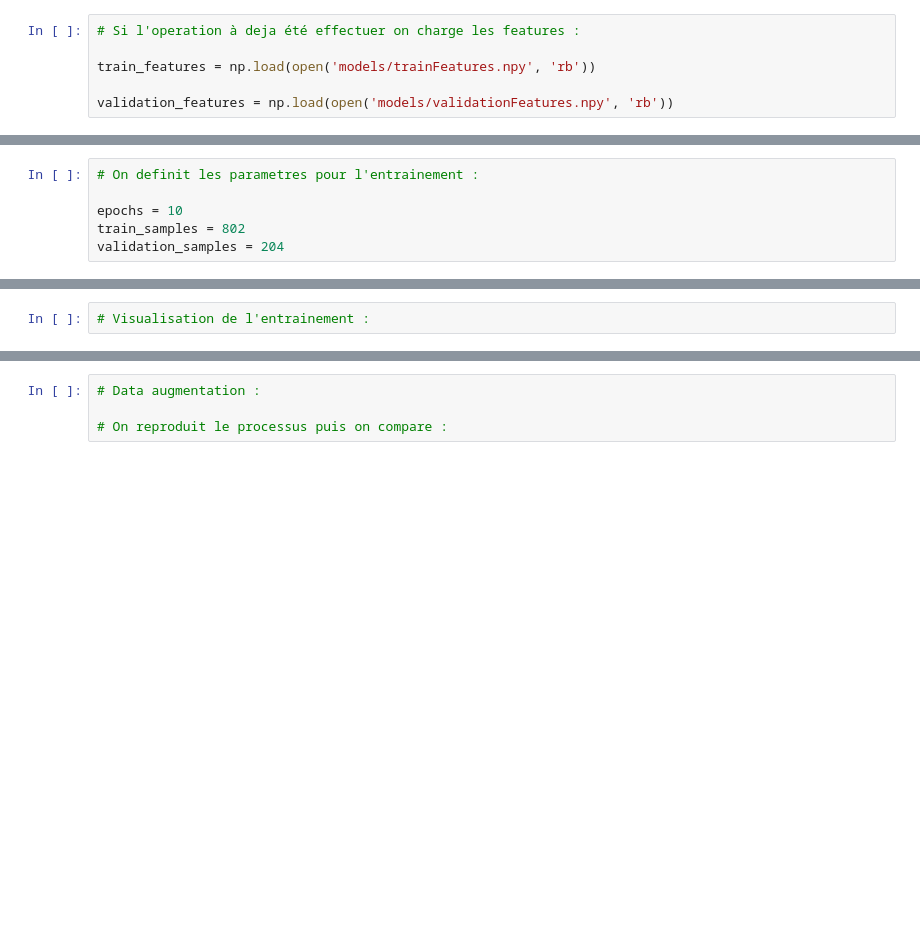
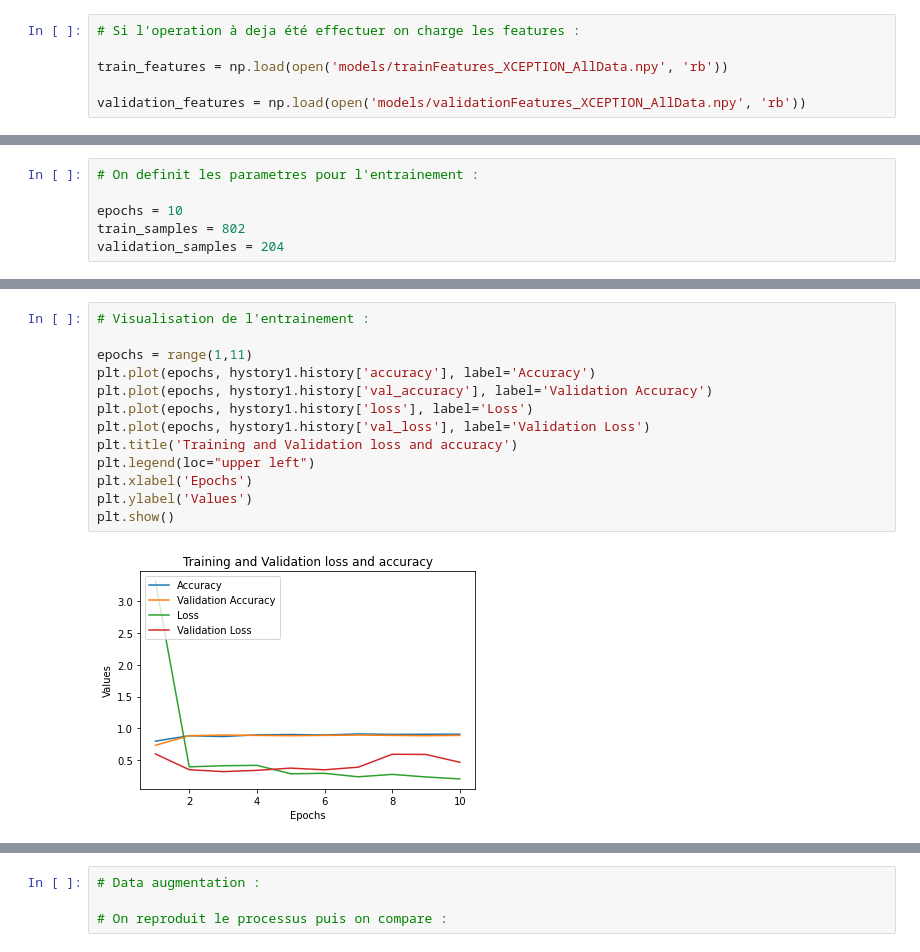
Before and after one commit to C19-Analyser/COVID_NORMAL_modelNotebook, a Jupyter notebook: model_XCEPTION_featuresExtract_COVID_NORMAL.ipynb, the cells around one changed output, grey strips where cells are left out. Drawn from its saved outputs; the diff is of its cells as text; blank space fills up the shorter version.

```diff
--- a/model_XCEPTION_featuresExtract_COVID_NORMAL.ipynb
+++ b/model_XCEPTION_featuresExtract_COVID_NORMAL.ipynb
@@ -98,9 +160,9 @@ np.save(open('models/validationFeatures.npy', 'wb'), validation_features)
 # %%
 # Si l'operation à deja été effectuer on charge les features :
 
-train_features = np.load(open('models/trainFeatures.npy', 'rb'))
+train_features = np.load(open('models/trainFeatures_XCEPTION_AllData.npy', 'rb'))
 
-validation_features = np.load(open('models/validationFeatures.npy', 'rb'))
+validation_features = np.load(open('models/validationFeatures_XCEPTION_AllData.npy', 'rb'))
 # %%
 # On definit les labels :
 
@@ -298,5 +366,18 @@ Epoch 10/10
-# %%
-# Visualisation de l'entrainement :
+# %%
+# Visualisation de l'entrainement :
+
+epochs = range(1,11)
+plt.plot(epochs, hystory1.history['accuracy'], label='Accuracy')
+plt.plot(epochs, hystory1.history['val_accuracy'], label='Validation Accuracy')
+plt.plot(epochs, hystory1.history['loss'], label='Loss')
+plt.plot(epochs, hystory1.history['val_loss'], label='Validation Loss')
+plt.title('Training and Validation loss and accuracy')
+plt.legend(loc="upper left")
+plt.xlabel('Epochs')
+plt.ylabel('Values')
+plt.show()
+# %% [output]
+[figure, added]
 # %%
 # On evalue le modèle 1:
 
```
Also changed, not shown: parts of 15 cells of this notebook, 2 other files.
